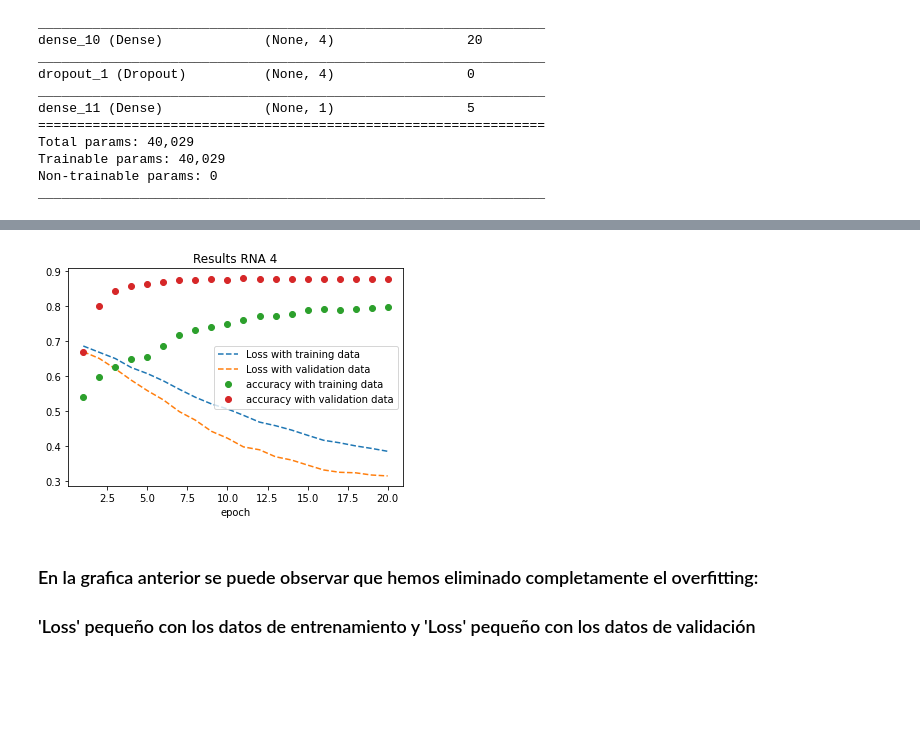
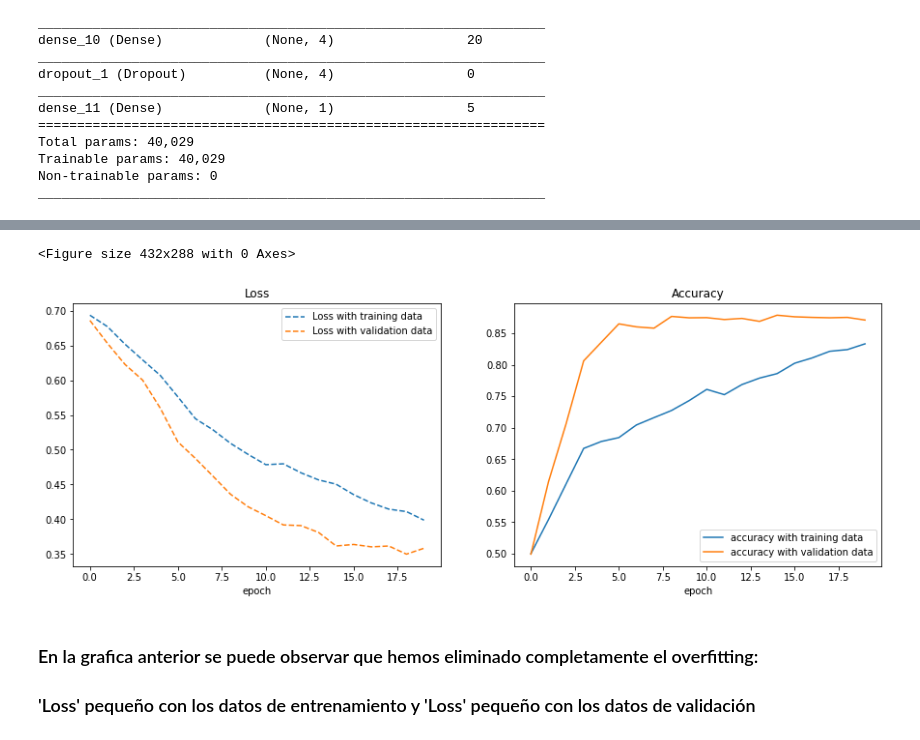
Before and after one commit to Marck-27/Overfitting-Reduction-Techniques, a Jupyter notebook: c6_RNA_Binary_Clasiff_Overfitting_reduction.ipynb, the cells around one changed output, grey strips where cells are left out. Drawn from its saved outputs; the diff is of its cells as text; code cells hidden in the pictures; blank space fills up the shorter version.

```diff
--- a/c6_RNA_Binary_Clasiff_Overfitting_reduction.ipynb
+++ b/c6_RNA_Binary_Clasiff_Overfitting_reduction.ipynb
@@ -478,6 +520,9 @@ model3.evaluate(x_test,y_test)
 nn1 = 4 # <-- numero de neuronas para la capa 1
 nn2 = 4  # <-- numero de neuronas de la capa 2
 nn3 = 1  # <-- numero de neuronas de la capa 3
+
+n_epochs = 20
+n_batch_size = 512
 
 p_active = 0.5 #<-- porcentaje de neuronas a activar aleatoriamente en las capas con dropout
 
@@ -529,8 +574,8 @@ model4.compile(
 results4 = model4.fit(
     x_train_part,
     y_train_part,
-    epochs=20,
-    batch_size=512,
+    epochs=n_epochs,
+    batch_size=n_batch_size,
     validation_data=(x_validation , y_validation))
 # %% [output]
 Epoch 1/20
@@ -553,29 +598,40 @@ Epoch 20/20
 # %%
 # visualizamos resultados:
 
-# ========================== Grafico 1 =========================
 history_dict = results4.history  # <-- extrae en 'accuracy' y 'loss' de cada 'epoch'
 # history_dict = {'loss':[...], 'accuracy':[...], 'val_loss':[...], 'val_accuracy':[...] }
 
-loss_values = history_dict['loss']# <-- valores del 'loss'
-val_loss_values = history_dict['val_loss'] #<-- valores del 'loss' (para datos de validacion)
-accuracy_values = history_dict['accuracy']# <-- valores del 'loss'
-val_accuracy_values = history_dict['val_accuracy'] #<-- valores del 'loss' (para datos de validacion)
+# Extraemos los valores de 'loss' y 'accuracy' obtenido en cada 'epoch':
+
+loss_values_data_train = history_dict['loss']# <-- valores del 'loss' con datos de entrenamiento
+loss_values_data_valid = history_dict['val_loss'] #<--valores del 'loss' con datos de validación
+accuracy_values_data_train = history_dict['accuracy']# <-- valores del 'accuracy' con datos de entrenamiento
+accuracy_values_data_valid = history_dict['val_accuracy'] # <-- valores del 'accuracy' con datos de validación
 
 # numeramos 'epochs' contando desde 1:
-epoch = range(1,len(loss_values)+1)
+epoch = range(n_epochs)
 
 plt.figure()
-plt.title('Results RNA 4')
-plt.plot(epoch, loss_values, '--', label='Loss with training data')
-plt.plot(epoch, val_loss_values, '--', label='Loss with validation data')
-plt.plot(epoch, accuracy_values, 'o', label='accuracy with training data')
-plt.plot(epoch, val_accuracy_values, 'o', label='accuracy with validation data')
+plt.figure(figsize=(15,5))
+
+plt.subplot(1,2,1)
+plt.plot(epoch, loss_values_data_train, '--', label='Loss with training data')
+plt.plot(epoch, loss_values_data_valid, '--', label='Loss with validation data')
 plt.legend()
+plt.title('Loss')
 plt.xlabel('epoch')
+
+plt.subplot(1,2,2)
+plt.plot(epoch, accuracy_values_data_train, label='accuracy with training data')
+plt.plot(epoch, accuracy_values_data_valid, label='accuracy with validation data')
+plt.legend()
+plt.title('Accuracy')
+plt.xlabel('epoch')
+
 plt.show()
 # %% [output]
+<Figure size 432x288 with 0 Axes>
-[figure, old version]
+[figure, new version]
 # %% [markdown]
 ### En la grafica anterior se puede observar que hemos eliminado completamente el overfitting:
 ### 'Loss' pequeño con los datos de entrenamiento y 'Loss' pequeño con los datos de validación
```
Also changed, not shown: parts of 16 cells of this notebook, 2 other files.
